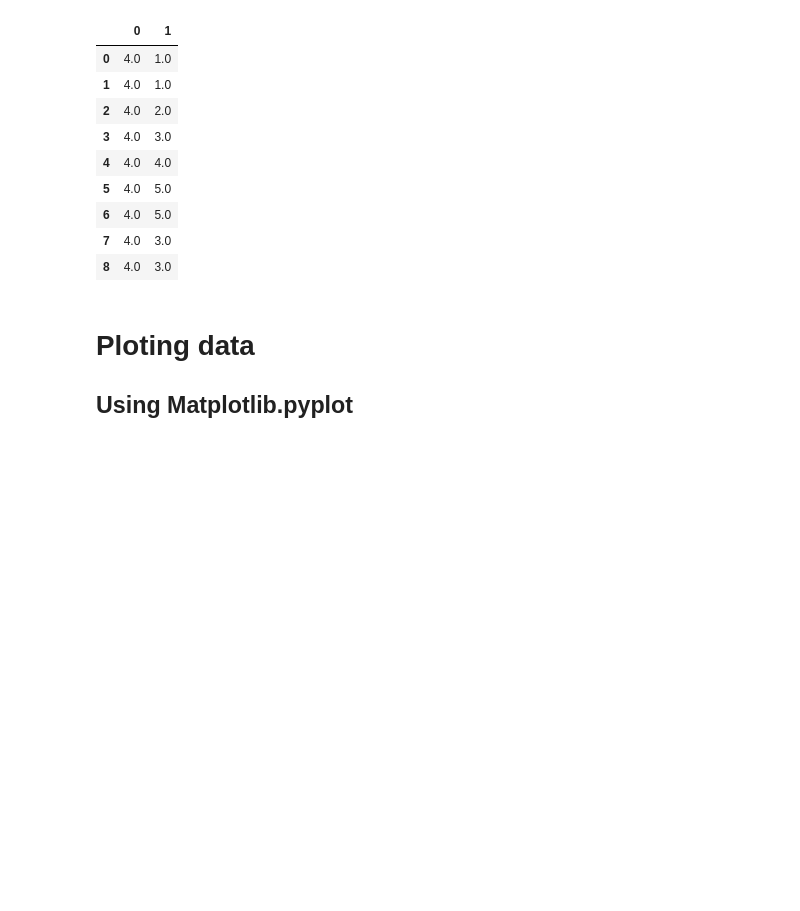
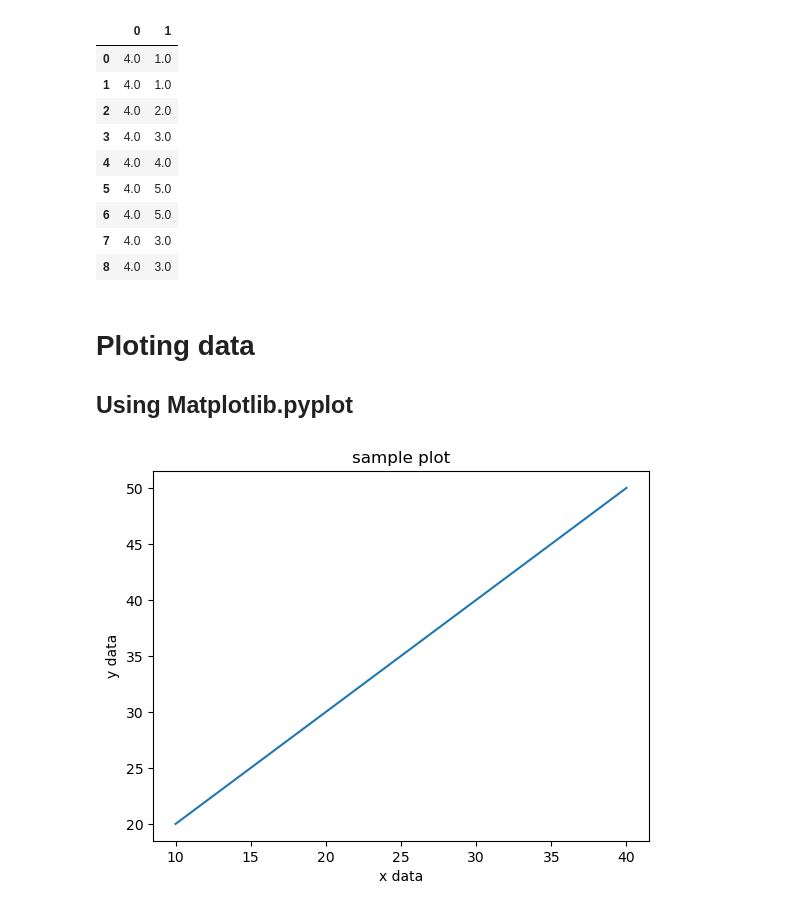
Before and after one commit to dnzambuli/CSI2020-classwork, a Jupyter notebook: WK4/class work.ipynb, the cells around one changed output. Cells and saved outputs as stored; diff of their text form; code cells hidden in the pictures; blank space fills up the shorter version.

Commit message:
created a simple plot

```diff
--- a/WK4/class work.ipynb
+++ b/WK4/class work.ipynb
@@ -168,3 +168,23 @@ df2
 # %% [markdown]
 # Ploting data
 ## Using Matplotlib.pyplot
+# %%
+# basic plot
+import matplotlib.pyplot as plt
+
+# inistoalize the data
+x = [10, 20, 30, 40]
+y = [20, 30, 40, 50]
+plt.plot(x, y)
+
+# give plot a label
+plt.title("sample plot")
+
+# give plot x axis and y axis labels
+plt.xlabel("x data")
+plt.ylabel('y data')
+
+# show the plot
+plt.show()
+# %% [output]
+[figure, added]
```
